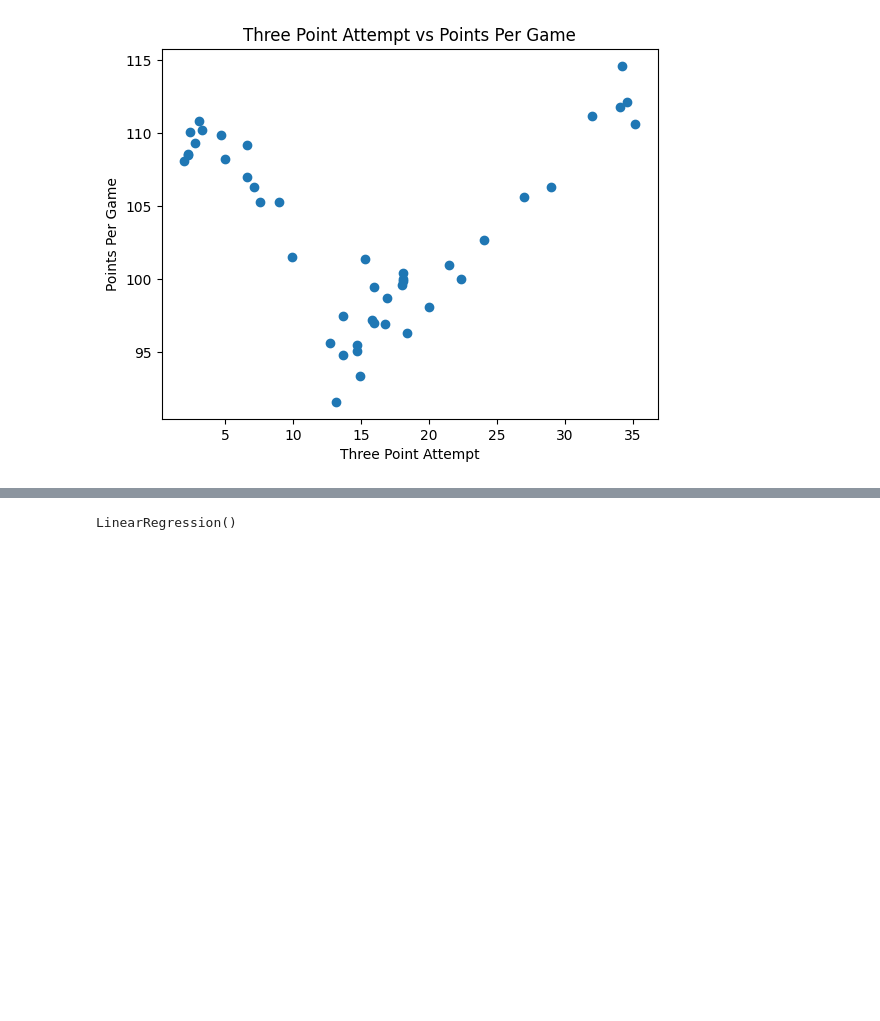
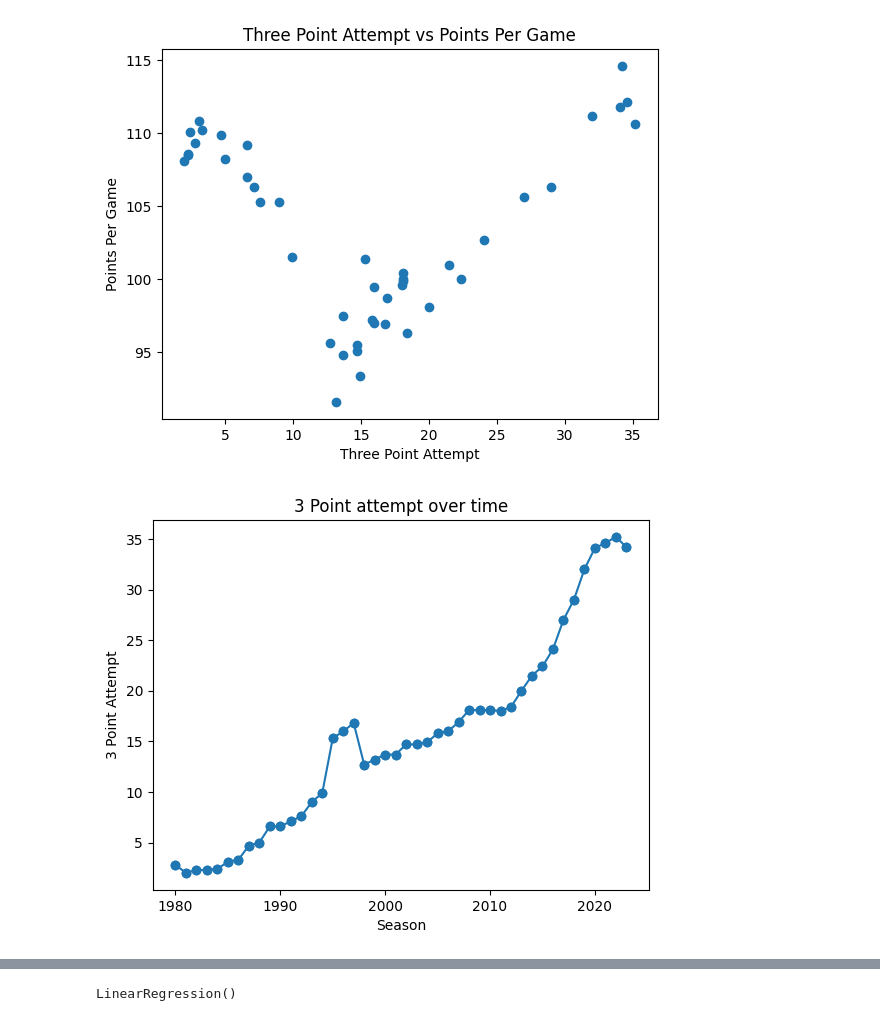
Before and after one commit to bowie0713/DS-Project-1, a Jupyter notebook: Three_Point_Data_Science_Project.ipynb, the cells around one changed output, grey strips where cells are left out. Cells and saved outputs as stored; diff of their text form; code cells hidden in the pictures; blank space fills up the shorter version.

```diff
--- a/Three_Point_Data_Science_Project.ipynb
+++ b/Three_Point_Data_Science_Project.ipynb
@@ -69,3 +93,12 @@ plt.show()
 # %% [output]
 [figure]
 [figure]
+# %%
+plt.scatter(x = nba_df['Season'], y = nba_df['3PA'])
+plt.plot(nba_df['Season'], nba_df['3PA'], '-o')
+plt.xlabel('Season')
+plt.ylabel('3 Point Attempt')
+plt.title('3 Point attempt over time')
+plt.show()
+# %% [output]
+[figure, added]
```
Also changed, not shown: parts of 35 cells of this notebook.
